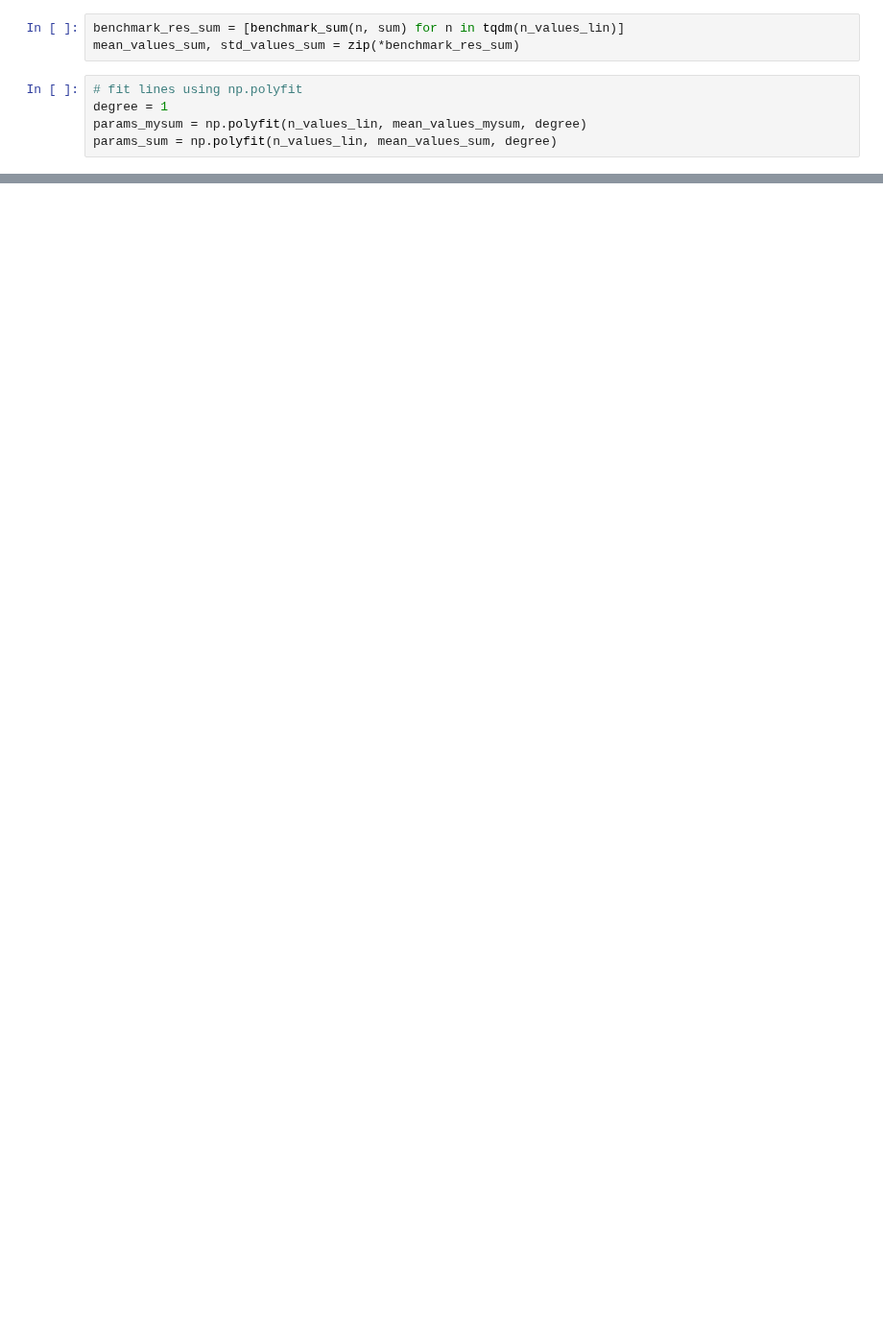
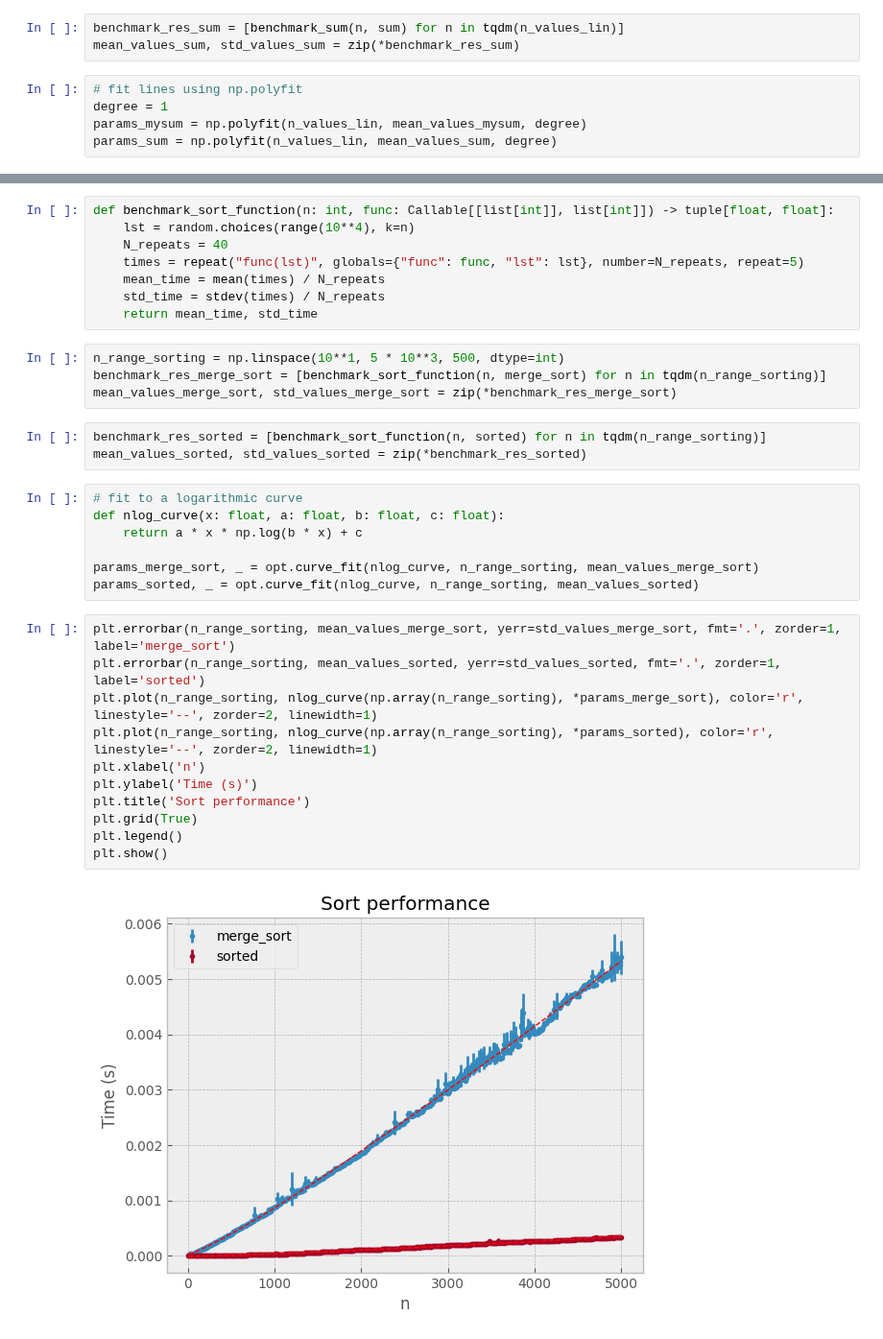
Before and after one commit to rayannott/teaching-coding, a Jupyter notebook: intros/complexity.ipynb, the cells around one changed output, grey strips where cells are left out. Shown at 96% size. Saved outputs shown, nothing was run; the diff lists cells and outputs as text; blank space fills up the shorter version.

```diff
--- a/intros/complexity.ipynb
+++ b/intros/complexity.ipynb
@@ -202,0 +224,35 @@ plt.show()
+# %%
+def benchmark_sort_function(n: int, func: Callable[[list[int]], list[int]]) -> tuple[float, float]:
+    lst = random.choices(range(10**4), k=n)
+    N_repeats = 40
+    times = repeat("func(lst)", globals={"func": func, "lst": lst}, number=N_repeats, repeat=5)
+    mean_time = mean(times) / N_repeats
+    std_time = stdev(times) / N_repeats
+    return mean_time, std_time
+# %%
+n_range_sorting = np.linspace(10**1, 5 * 10**3, 500, dtype=int)
+benchmark_res_merge_sort = [benchmark_sort_function(n, merge_sort) for n in tqdm(n_range_sorting)]
+mean_values_merge_sort, std_values_merge_sort = zip(*benchmark_res_merge_sort)
+# %%
+benchmark_res_sorted = [benchmark_sort_function(n, sorted) for n in tqdm(n_range_sorting)]
+mean_values_sorted, std_values_sorted = zip(*benchmark_res_sorted)
+# %%
+# fit to a logarithmic curve
+def nlog_curve(x: float, a: float, b: float, c: float):
+    return a * x * np.log(b * x) + c
+
+params_merge_sort, _ = opt.curve_fit(nlog_curve, n_range_sorting, mean_values_merge_sort)
+params_sorted, _ = opt.curve_fit(nlog_curve, n_range_sorting, mean_values_sorted)
+# %%
+plt.errorbar(n_range_sorting, mean_values_merge_sort, yerr=std_values_merge_sort, fmt='.', zorder=1, label='merge_sort')
+plt.errorbar(n_range_sorting, mean_values_sorted, yerr=std_values_sorted, fmt='.', zorder=1, label='sorted')
+plt.plot(n_range_sorting, nlog_curve(np.array(n_range_sorting), *params_merge_sort), color='r', linestyle='--', zorder=2, linewidth=1)
+plt.plot(n_range_sorting, nlog_curve(np.array(n_range_sorting), *params_sorted), color='r', linestyle='--', zorder=2, linewidth=1)
+plt.xlabel('n')
+plt.ylabel('Time (s)')
+plt.title('Sort performance')
+plt.grid(True)
+plt.legend()
+plt.show()
+# %% [output]
+[figure, added]
```
Also changed, not shown: parts of 35 cells of this notebook.
